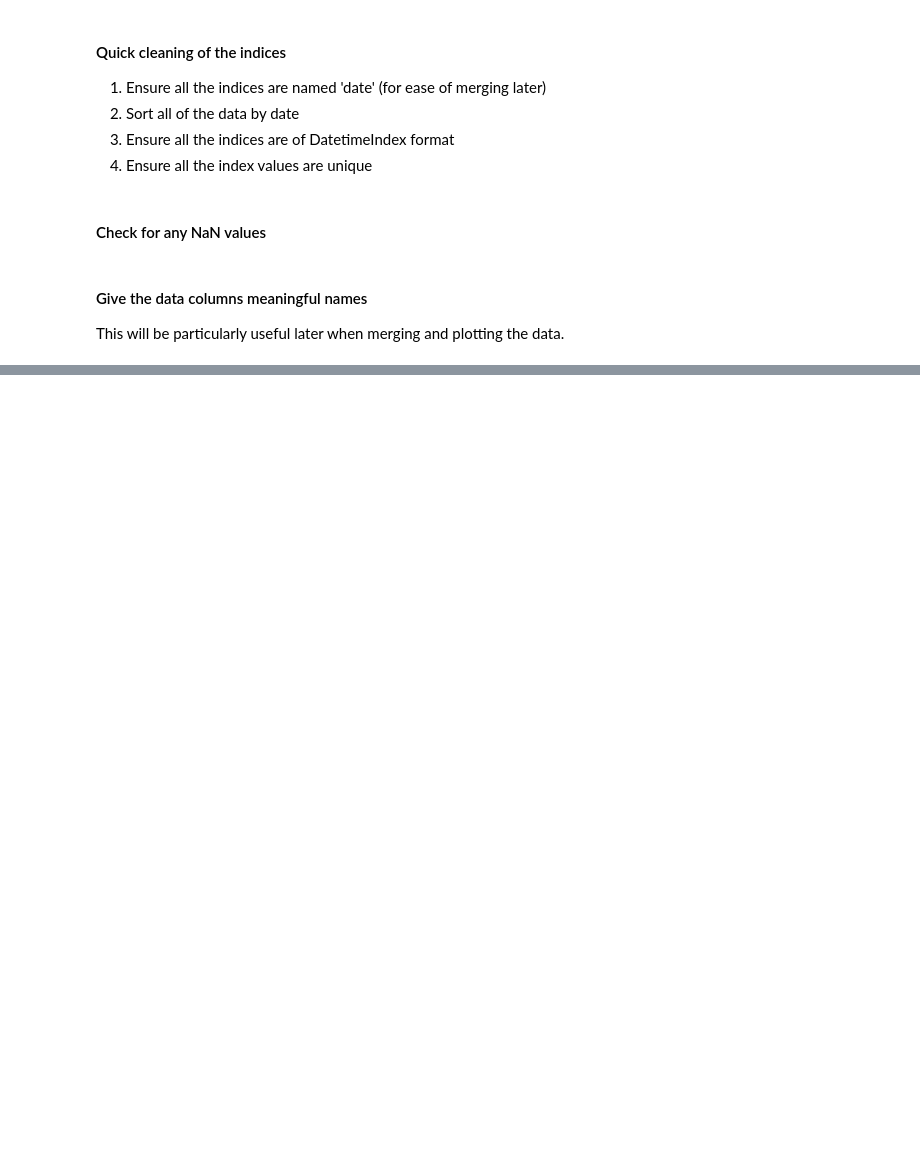
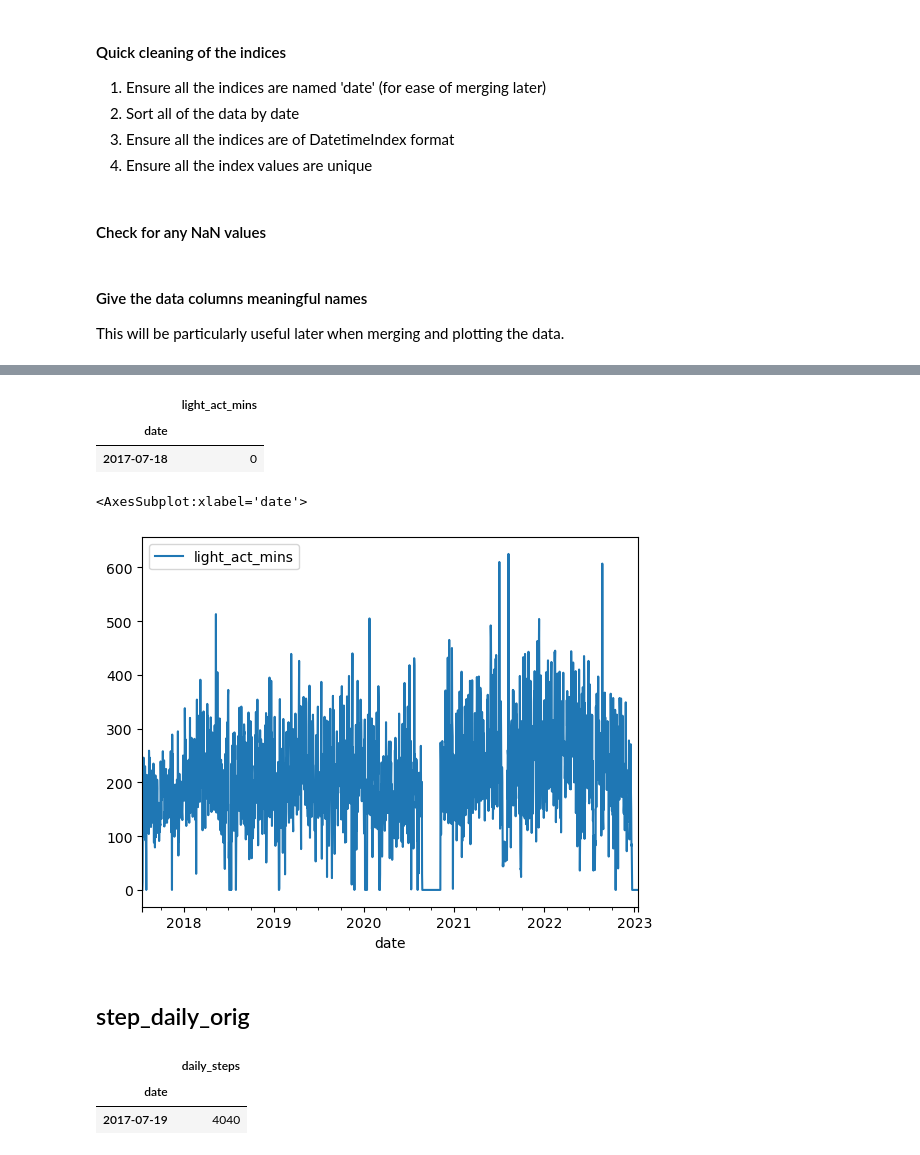
Before and after one commit to jackie-kinsler/sleep_analysis_py, a Jupyter notebook: clean_and_explore.ipynb, the cells around one changed output, grey strips where cells are left out. Drawn from its saved outputs; the diff is of its cells as text; code cells hidden in the pictures; blank space fills up the shorter version.

```diff
--- a/clean_and_explore.ipynb
+++ b/clean_and_explore.ipynb
@@ -127,0 +204,19 @@ No day should have more than 60,000 steps.
+# %%
+lightly_active_orig.head(1)
+# %% [output]
+|  | light_act_mins |
+| date |  |
+| 2017-07-18 | 0 |
+# %%
+lightly_active_orig.plot(use_index=True, y='light_act_mins')
+# %% [output]
+<AxesSubplot:xlabel='date'>
+[figure, added]
+# %% [markdown]
+## step_daily_orig
+# %%
+step_daily_orig.head(1)
+# %% [output]
+|  | daily_steps |
+| date |  |
+| 2017-07-19 | 4040 |
```
Also changed, not shown: parts of 55 cells of this notebook.
